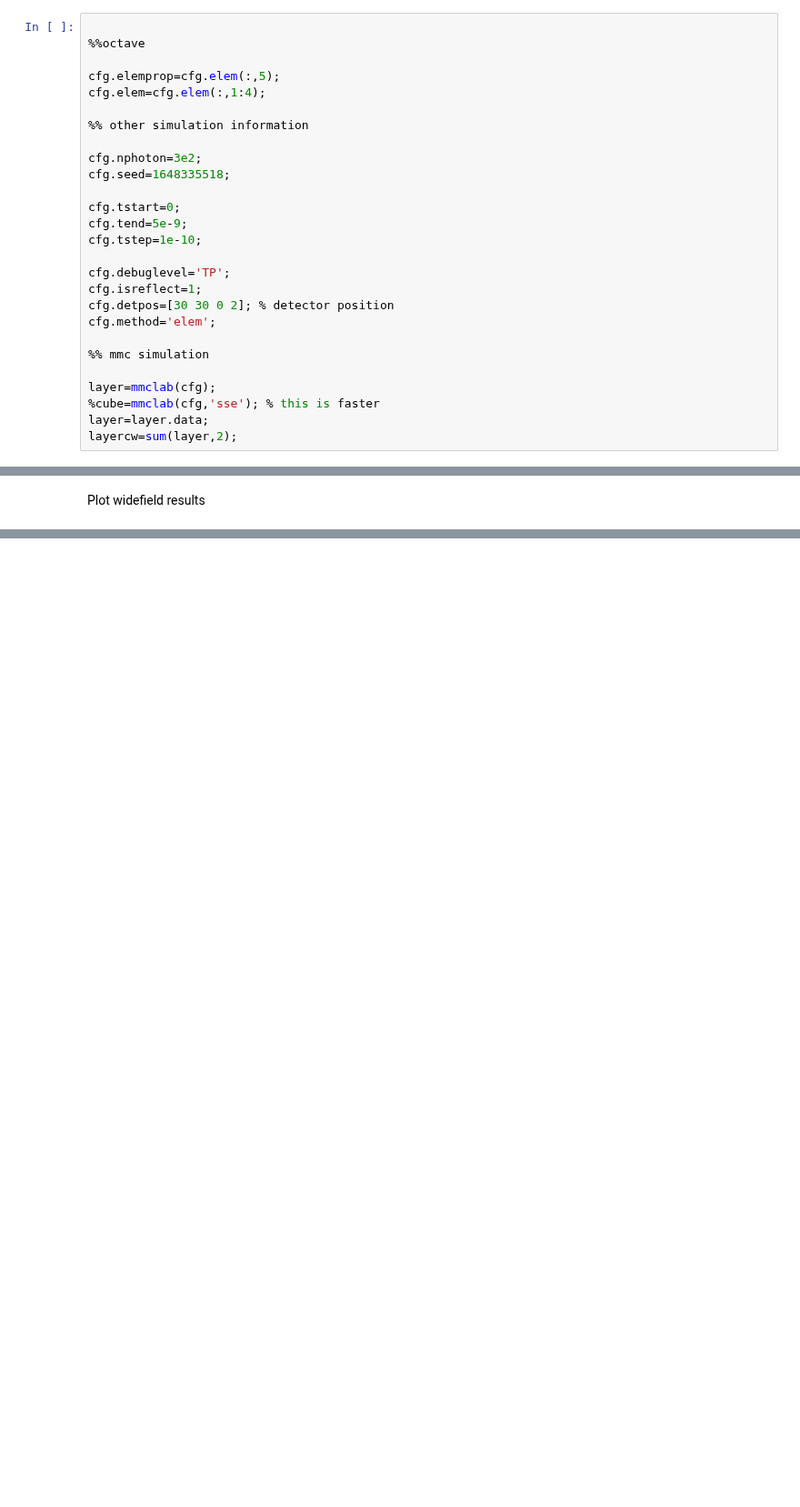
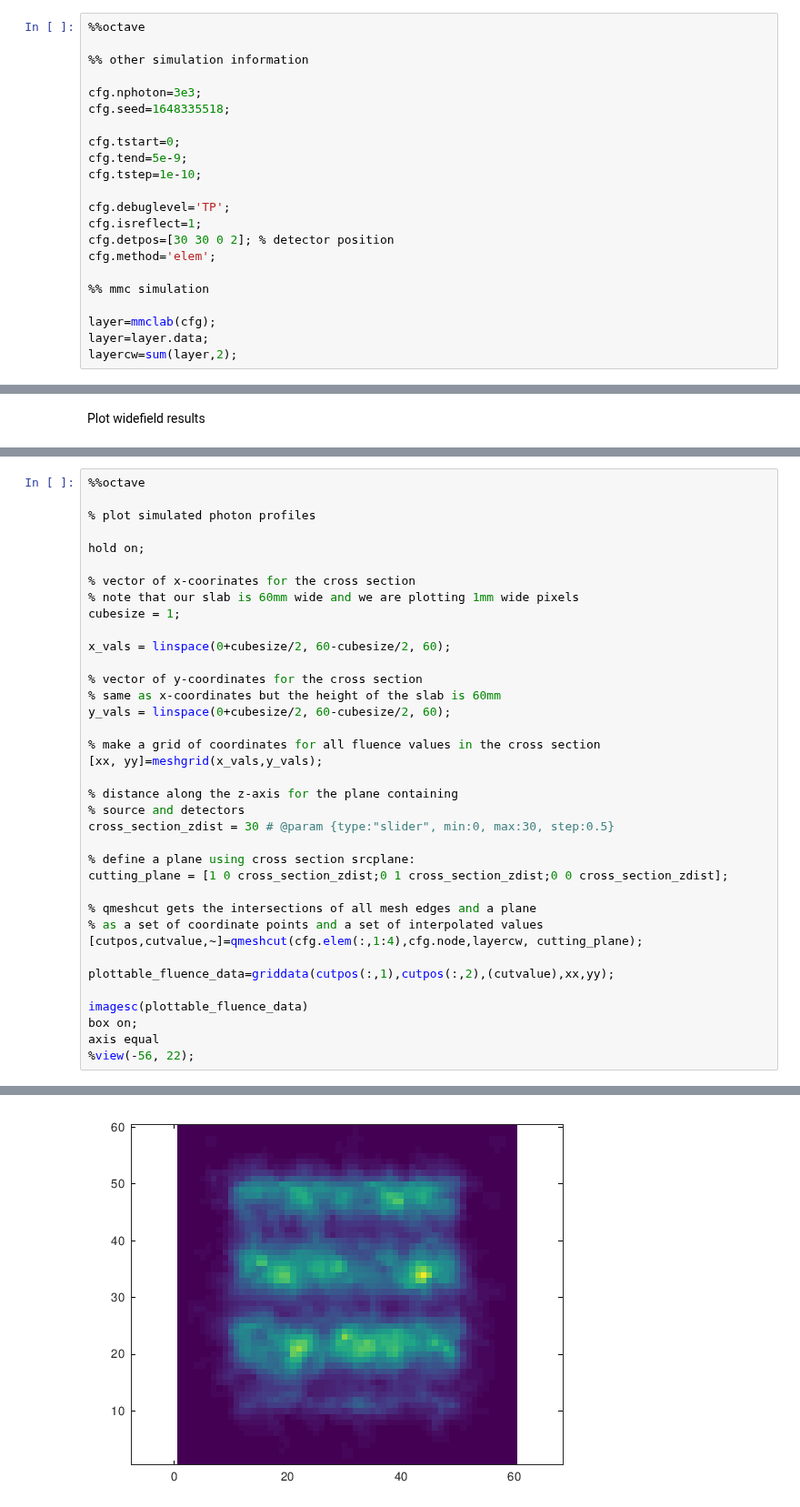
Before and after one commit to nzhang1218/MCX24Workshop, a Jupyter notebook: Training/MCX2024_2B_mmc_training.ipynb, the cells around one changed output, grey strips where cells are left out. Shown at 91% size. Saved outputs shown, nothing was run; the diff lists cells and outputs as text; blank space fills up the shorter version.

```diff
--- a/Training/MCX2024_2B_mmc_training.ipynb
+++ b/Training/MCX2024_2B_mmc_training.ipynb
@@ -647,15 +703,11 @@ srcdef=struct('srctype',cfg.srctype,'srcpos',cfg.srcpos,'srcdir',cfg.srcdir,...
 # %% [markdown]
 Set up other config settings and run simulation
 # %%
-
 %%octave
-
-cfg.elemprop=cfg.elem(:,5);
-cfg.elem=cfg.elem(:,1:4);
 
 %% other simulation information
 
-cfg.nphoton=3e2;
+cfg.nphoton=3e3;
 cfg.seed=1648335518;
 
 cfg.tstart=0;
@@ -670,6 +722,5 @@ cfg.method='elem';
 %% mmc simulation
 
 layer=mmclab(cfg);
-%cube=mmclab(cfg,'sse'); % this is faster
 layer=layer.data;
 layercw=sum(layer,2);
@@ -691,0 +743,38 @@ view(-56, 22);
+# %%
+%%octave
+
+% plot simulated photon profiles
+
+hold on;
+
+% vector of x-coorinates for the cross section
+% note that our slab is 60mm wide and we are plotting 1mm wide pixels
+cubesize = 1;
+
+x_vals = linspace(0+cubesize/2, 60-cubesize/2, 60);
+
+% vector of y-coordinates for the cross section
+% same as x-coordinates but the height of the slab is 60mm
+y_vals = linspace(0+cubesize/2, 60-cubesize/2, 60);
+
+% make a grid of coordinates for all fluence values in the cross section
+[xx, yy]=meshgrid(x_vals,y_vals);
+
+% distance along the z-axis for the plane containing
+% source and detectors
+cross_section_zdist = 30 # @param {type:"slider", min:0, max:30, step:0.5}
+
+% define a plane using cross section srcplane:
+cutting_plane = [1 0 cross_section_zdist;0 1 cross_section_zdist;0 0 cross_section_zdist];
+
+% qmeshcut gets the intersections of all mesh edges and a plane
+% as a set of coordinate points and a set of interpolated values
+[cutpos,cutvalue,~]=qmeshcut(cfg.elem(:,1:4),cfg.node,layercw, cutting_plane);
+
+plottable_fluence_data=griddata(cutpos(:,1),cutpos(:,2),(cutvalue),xx,yy);
+
+imagesc(plottable_fluence_data)
+box on;
+axis equal
+%view(-56, 22);
+# %% [output]
@@ -691,0 +782 @@ view(-56, 22);
+[figure, added]
```
Also changed, not shown: parts of 10 cells of this notebook.
